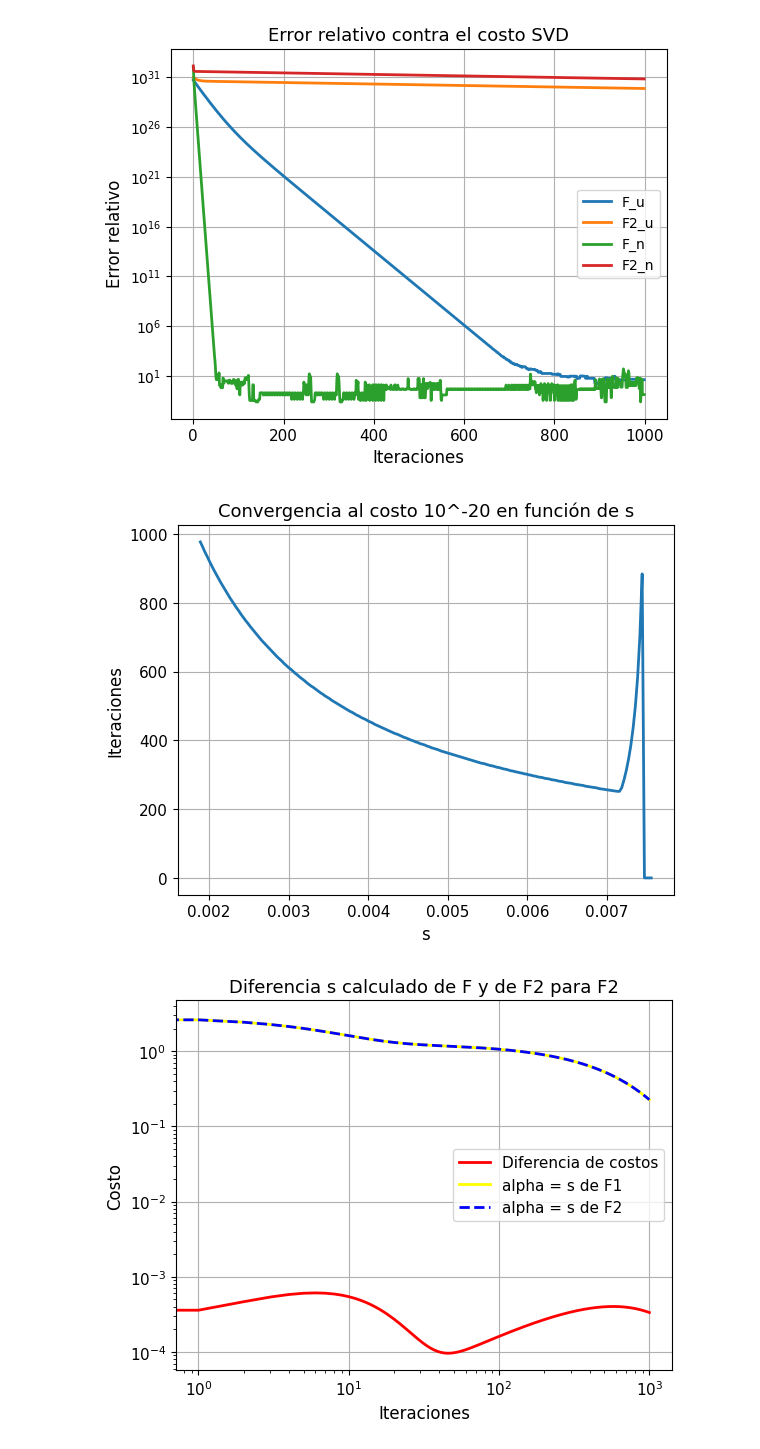
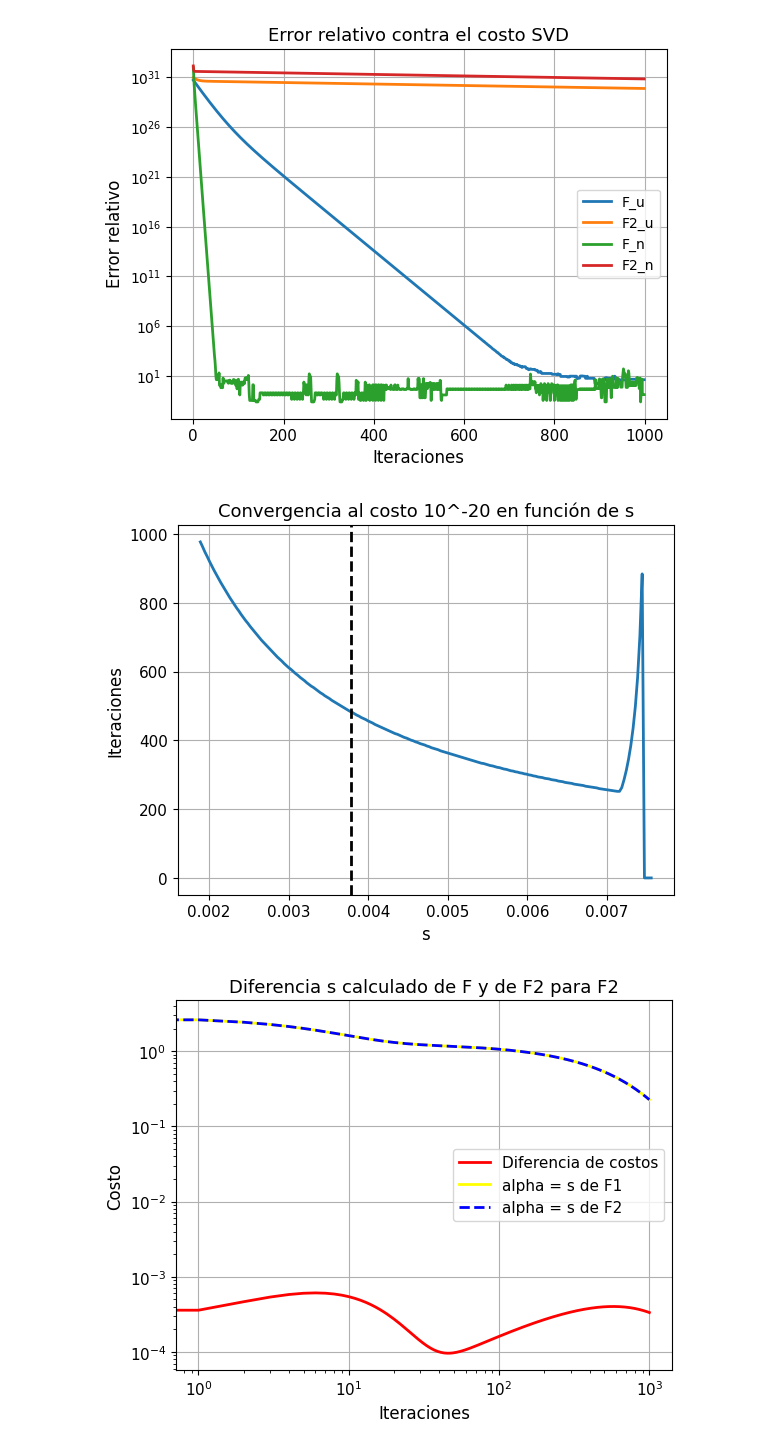
Before and after one commit to BrunoDC-dev/Metodos-numericos-2, a Jupyter notebook: TP4/t1.ipynb, the cells around one changed output. Cells and saved outputs as stored; diff of their text form; code cells hidden in the pictures.

```diff
--- a/TP4/t1.ipynb
+++ b/TP4/t1.ipynb
@@ -181,28 +181,30 @@ plt.show()
 # %%
 alpha_up = 2*alpha
 alpha_down = 0.5*alpha
 alphas = np.linspace(alpha_down, alpha_up, 200)
 iterations_to_converge = np.zeros(200)
 
 for i in range(200):
     _, cost_history_F_up, _ = gradient_descent(A, b, x, alphas[i], num_iterations)
     n = 1
     for c in cost_history_F_up:
         if c < 10**(-20):
             iterations_to_converge[i] = n
             break
         n += 1
 
 plt.plot(alphas, iterations_to_converge, linewidth=2)
+plt.axvline(alpha, linestyle='--', color='black', linewidth=2, label='1/λ_max')
 plt.xlabel('s', fontsize=12)
 plt.ylabel('Iteraciones', fontsize=12)
 plt.title('Convergencia al costo 10^-20 en función de s', fontsize=13)
 plt.xticks(fontsize=11)
 plt.yticks(fontsize=11)
+plt.legend(fontsize=11)
 plt.grid()
 plt.show()
 # %% [output]
-[figure, old version]
+[figure, new version]
 # %%
 lambda_max_F2 = np.max(np.linalg.eigvals(2 * A.T @ A + 2 * delta2 * np.eye(d)))
 alpha_F2 = 1 / lambda_max_F2
```
Also changed, not shown: 1 other file.
